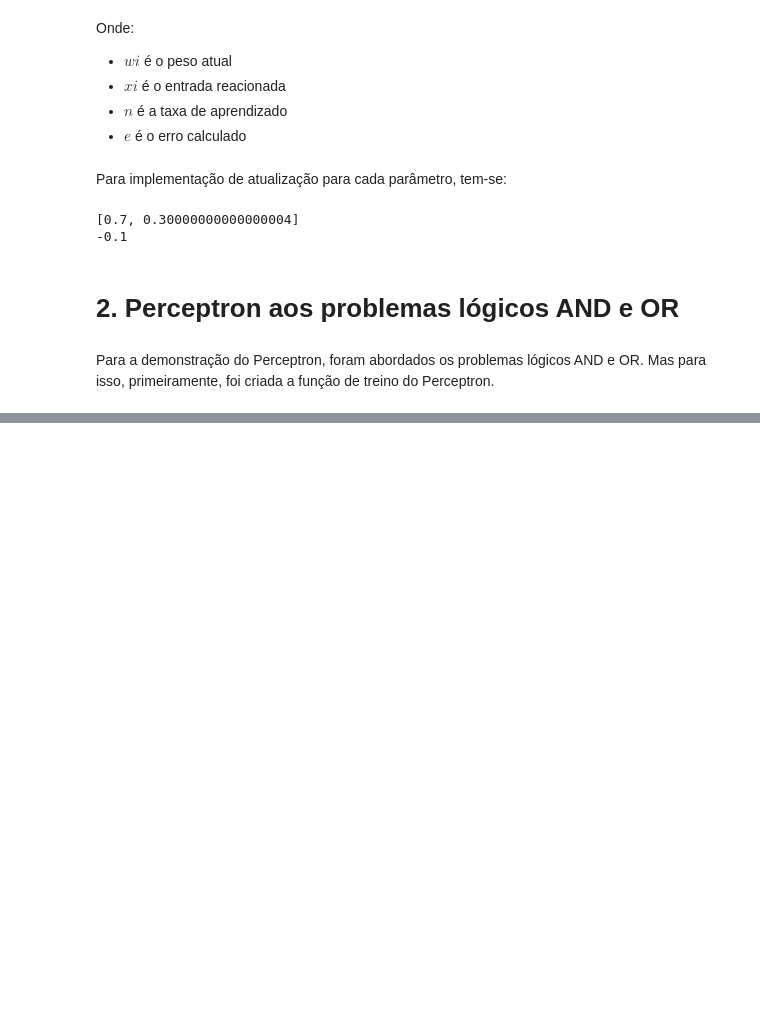
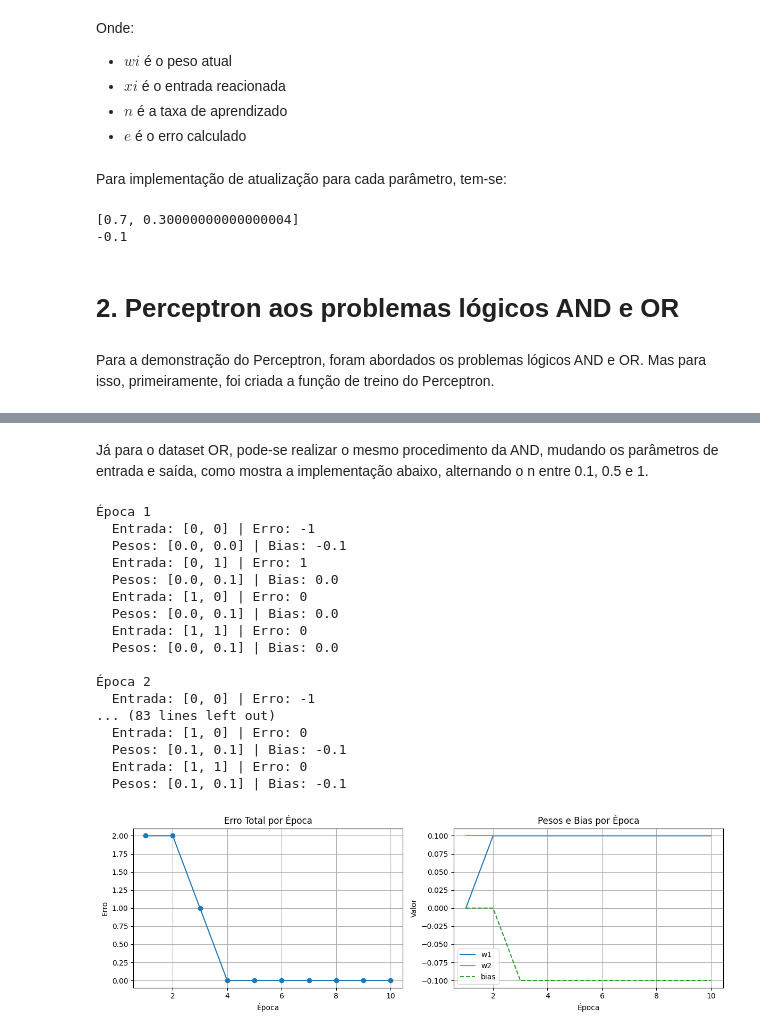
Before and after one commit to Redes-Neurais-2025-1/G_FilipePinheiro_Perceptron, a Jupyter notebook: perceptron.ipynb, the cells around one changed output, grey strips where cells are left out. Saved outputs shown, nothing was run; the diff lists cells and outputs as text; code cells hidden in the pictures; blank space fills up the shorter version.

```diff
--- a/perceptron.ipynb
+++ b/perceptron.ipynb
@@ -147,0 +289,28 @@ Para a demonstração do Perceptron, foram abordados os problemas lógicos AND e
+# %% [markdown]
+Já  para o dataset OR, pode-se realizar o mesmo procedimento da AND, mudando os parâmetros de entrada e saída, como mostra a implementação abaixo, alternando o n entre 0.1, 0.5 e 1.
+# %%
+##OR com n = 0.1
+entradas = [[0, 0], [0, 1], [1, 0], [1, 1]]
+saidas = [0, 1, 1, 1]
+
+w, b, erros, pesos, bias = train(entradas, saidas, 0.1, 10)
+plot(erros, pesos, bias)
+# %% [output]
+Época 1
+  Entrada: [0, 0] | Erro: -1
+  Pesos: [0.0, 0.0] | Bias: -0.1
+  Entrada: [0, 1] | Erro: 1
+  Pesos: [0.0, 0.1] | Bias: 0.0
+  Entrada: [1, 0] | Erro: 0
+  Pesos: [0.0, 0.1] | Bias: 0.0
+  Entrada: [1, 1] | Erro: 0
+  Pesos: [0.0, 0.1] | Bias: 0.0
+
+Época 2
+  Entrada: [0, 0] | Erro: -1
+... (83 lines left out)
+  Entrada: [1, 0] | Erro: 0
+  Pesos: [0.1, 0.1] | Bias: -0.1
+  Entrada: [1, 1] | Erro: 0
+  Pesos: [0.1, 0.1] | Bias: -0.1
+[figure, added]
```
Also changed, not shown: parts of 12 cells of this notebook.
